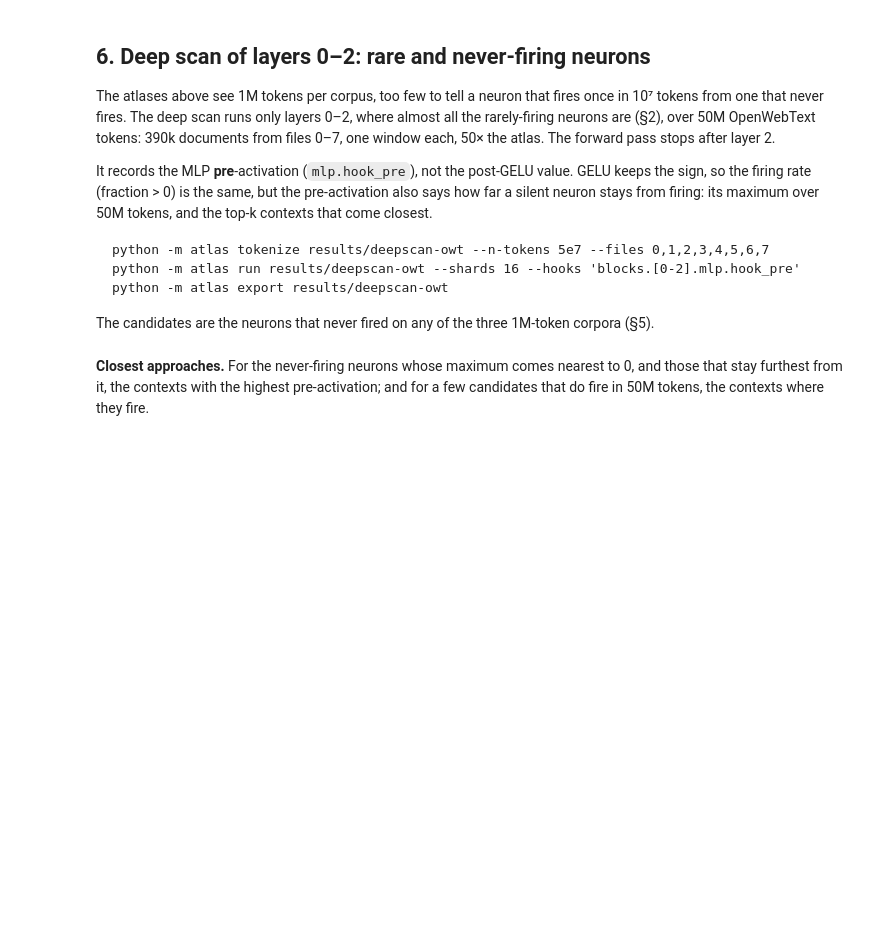
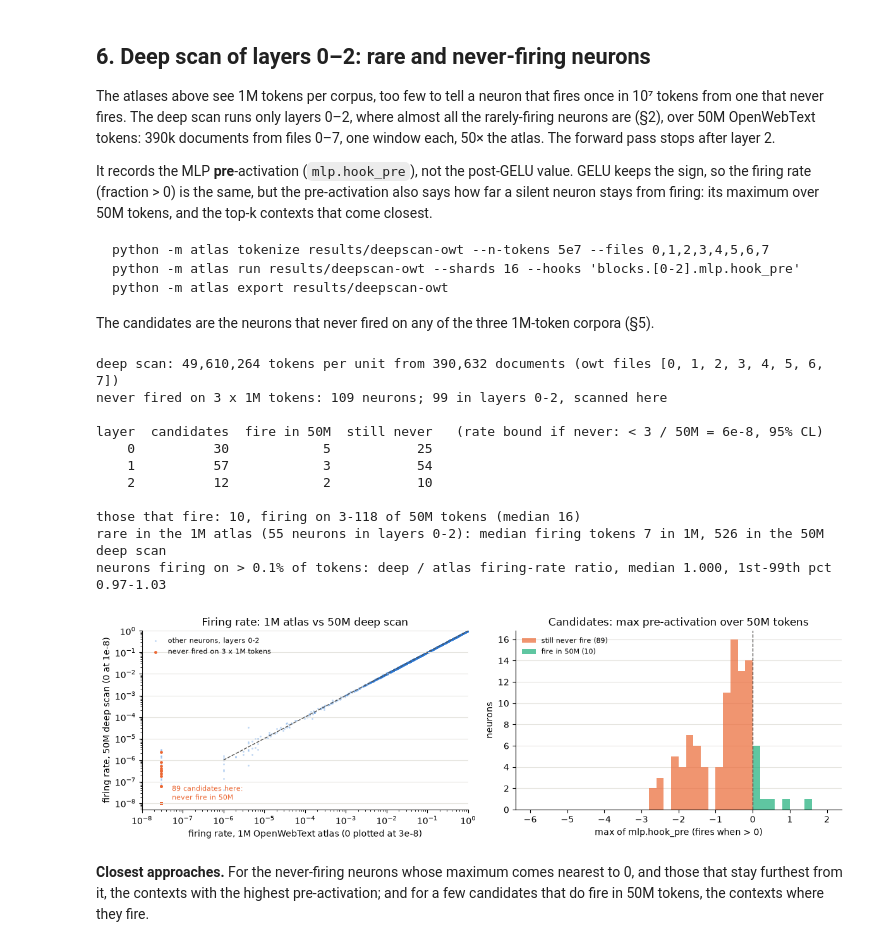
Before and after one commit to rreece/gpt2-atlas, a Jupyter notebook: notebooks/atlas.ipynb, the cells around one changed output. Drawn from its saved outputs; the diff is of its cells as text; code cells hidden in the pictures; blank space fills up the shorter version.

Commit message:
working on deep scan of rare neurons in gpt2

```diff
--- a/notebooks/atlas.ipynb
+++ b/notebooks/atlas.ipynb
@@ -567,33 +567,48 @@ print(f"\nthose that fire: {len(woke)}, firing on {woke.fires.min()}-{woke.fires
 # Rare neurons (rate < 1e-4 on OpenWebText, but > 0): how many firing examples the deep scan gives them.
 owt_post = post["OpenWebText"].loc[deep.index]
 rare = (owt_post.frac_pos > 0) & (owt_post.frac_pos < 1e-4)
 print(f"rare in the 1M atlas ({rare.sum()} neurons in layers 0-2): median firing tokens {np.median(owt_post.frac_pos[rare] * owt_post.n[rare]):.0f} "
       f"in 1M, {deep.fires[rare].median():.0f} in the 50M deep scan")
 # Sanity: where both are well measured, firing rates agree between the atlas and the deep scan.
 ok = (owt_post.frac_pos > 1e-3).to_numpy()
 r = (deep.frac_pos.to_numpy()[ok] / owt_post.frac_pos.to_numpy()[ok])
 print(f"neurons firing on > 0.1% of tokens: deep / atlas firing-rate ratio, median {np.median(r):.3f}, 1st-99th pct {np.quantile(r, 0.01):.2f}-{np.quantile(r, 0.99):.2f}")
 
 fig, axes = plt.subplots(1, 2, figsize=(12, 3.8))
 floor = 1e-8
 x = np.maximum(owt_post.frac_pos.to_numpy(), floor * 3); y = np.maximum(deep.frac_pos.to_numpy(), floor)
 is_c = deep.index.isin(scanned)
 axes[0].scatter(x[~is_c], y[~is_c], s=4, color=C[0], alpha=0.3, lw=0, label="other neurons, layers 0-2")
 axes[0].scatter(x[is_c], y[is_c], s=12, color=C[1], lw=0, label="never fired on 3 x 1M tokens")
 axes[0].plot([1e-6, 1], [1e-6, 1], color=INK2, lw=1, ls="--")
+axes[0].annotate(f"{(dc.fires == 0).sum()} candidates here:\nnever fire in 50M", (floor * 3, floor), xytext=(12, 4),
+                 textcoords="offset points", fontsize=8, color=C[1])
 axes[0].set(xscale="log", yscale="log", xlim=(1e-8, 1), ylim=(5e-9, 1), title="Firing rate: 1M atlas vs 50M deep scan",
             xlabel="firing rate, 1M OpenWebText atlas (0 plotted at 3e-8)", ylabel="firing rate, 50M deep scan (0 at 1e-8)")
 axes[0].legend(frameon=False, fontsize=8, loc="upper left")
 for vals, color, label in [(dc.loc[dc.fires == 0, "max"], C[1], "still never fire"), (dc.loc[dc.fires > 0, "max"], C[2], "fire in 50M")]:
     if len(vals):
         axes[1].hist(vals, bins=np.linspace(-6, 2, 41), color=color, alpha=0.7, label=f"{label} ({len(vals)})", zorder=2)
 axes[1].axvline(0, color=INK2, lw=1, ls="--")
 axes[1].set(title="Candidates: max pre-activation over 50M tokens", xlabel="max of mlp.hook_pre (fires when > 0)", ylabel="neurons")
 axes[1].legend(frameon=False, fontsize=8)
 for ax in axes:
     tidy(ax)
 plt.tight_layout()
 save(fig, "results_deepscan")
+# %% [output]
+deep scan: 49,610,264 tokens per unit from 390,632 documents (owt files [0, 1, 2, 3, 4, 5, 6, 7])
+never fired on 3 x 1M tokens: 109 neurons; 99 in layers 0-2, scanned here
+
+layer  candidates  fire in 50M  still never   (rate bound if never: < 3 / 50M = 6e-8, 95% CL)
+    0          30            5           25
+    1          57            3           54
+    2          12            2           10
+
+those that fire: 10, firing on 3-118 of 50M tokens (median 16)
+rare in the 1M atlas (55 neurons in layers 0-2): median firing tokens 7 in 1M, 526 in the 50M deep scan
+neurons firing on > 0.1% of tokens: deep / atlas firing-rate ratio, median 1.000, 1st-99th pct 0.97-1.03
+[figure, added]
 # %% [markdown]
 **Closest approaches.** For the never-firing neurons whose maximum comes nearest to 0, and those that stay furthest
 from it, the contexts with the highest pre-activation; and for a few candidates that do fire in 50M tokens, the
```
Also changed, not shown: parts of 2 cells of this notebook, 4 other files.
